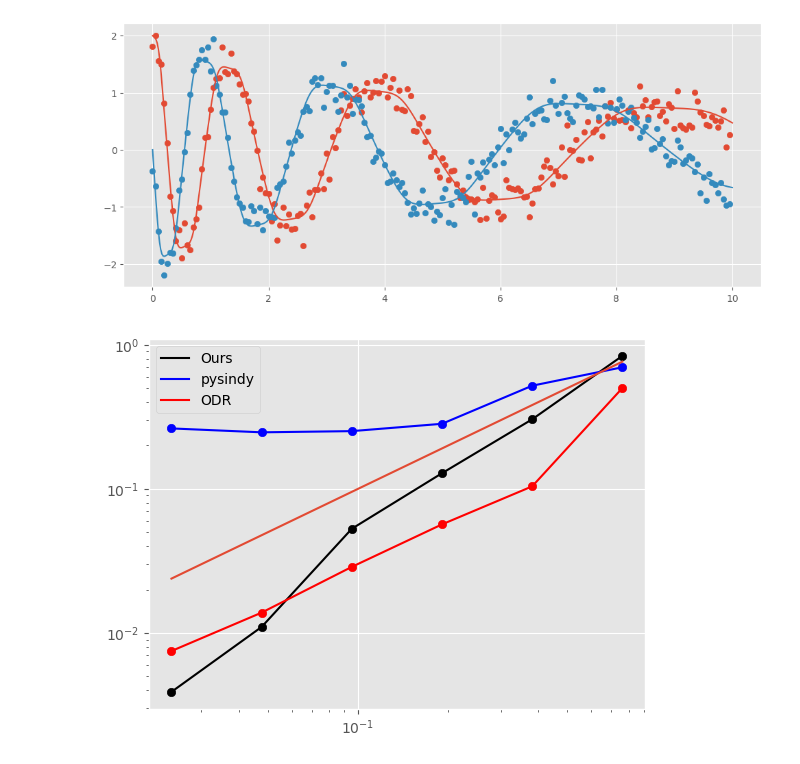
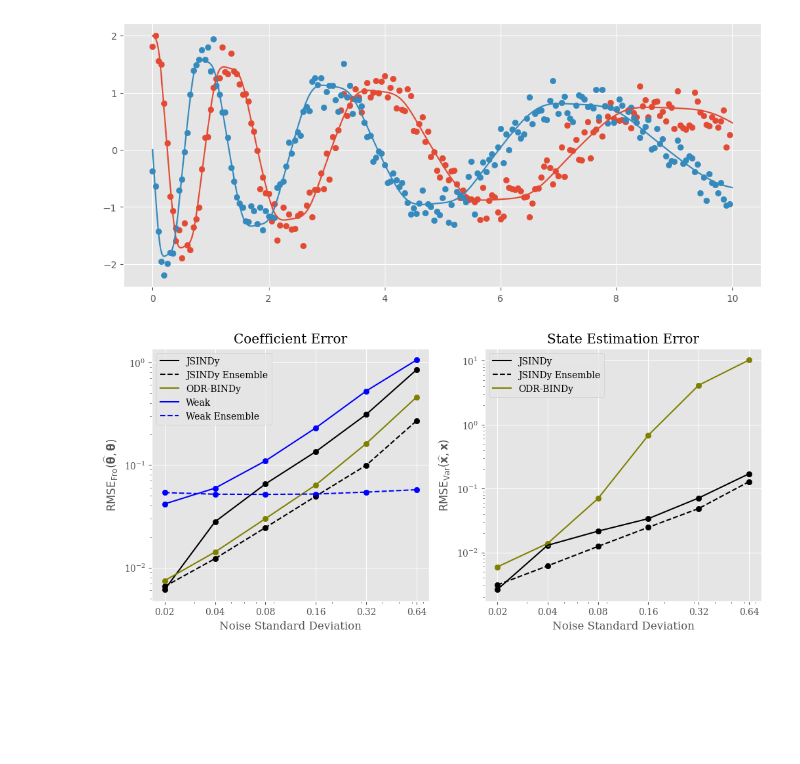
Before and after one commit to AHsu98/jsindy, a Jupyter notebook: paper-figures/noisy-examples/cubic-osc-figure.ipynb, the cells around one changed output. Saved outputs shown, nothing was run; the diff lists cells and outputs as text; code cells hidden in the pictures; blank space fills up the shorter version.

Commit message:
Finished cubic oscillator figure

```diff
--- a/paper-figures/noisy-examples/cubic-osc-figure.ipynb
+++ b/paper-figures/noisy-examples/cubic-osc-figure.ipynb
@@ -17,6 +17,8 @@ from jsindy.optim.solvers.alt_active_set_lm_solver import pySindySparsifier,NoSp
 from pysindy import STLSQ,SR3,MIOSR
 import jsindy
 from numpy import loadtxt
+from tqdm.auto import tqdm
+plt.rcParams["font.family"] = 'serif'
 # %%
 t1 = 10
 x0 = jnp.array([2,0.])
@@ -106,22 +155,0 @@ odr_median_coef = jnp.median(odr_x_error[:-1],axis=0)
-# %%
-plt.plot(noise_vals/jnp.std(x_train_true),jnp.median(all_theta_errors,0),c='black',label = "Ours")
-plt.scatter(noise_vals/jnp.std(x_train_true),jnp.median(all_theta_errors,0),c='black')
-
-plt.plot(noise_vals/jnp.std(x_train_true),ps_errors,c='blue',label = 'pysindy')
-plt.scatter(noise_vals/jnp.std(x_train_true),ps_errors,c='blue')
-
-plt.plot(noise_vals/jnp.std(x_train_true),odr_median_coef,c='red',label = 'ODR')
-plt.scatter(noise_vals/jnp.std(x_train_true),odr_median_coef,c='red')
-
-
-plt.plot(noise_vals/jnp.std(x_train_true),noise_vals/jnp.std(x_train_true))
-
-
-plt.xscale('log')
-plt.yscale('log')
-
-
-plt.legend()
-plt.show()
-# %% [output]
-[figure, removed]
@@ -127,0 +183,45 @@ plt.show()
+# %%
+noise_axis_vals = noise_vals#/jnp.std(x_train_true)
+def plot_result(values,color=None,label=None,ls = None):
+    plt.plot(noise_axis_vals,values,c=color,label = label,ls = ls)
+    plt.scatter(noise_axis_vals,values,c=color)
+
+plt.figure(figsize=(12,5))
+plt.subplot(1,2,1)
+
+plot_result(mean_jsindy_theta,'black','JSINDy')
+plot_result(mean_ensemble_theta,'black','JSINDy Ensemble',ls = '--')
+plot_result(odr_mean_coef,'olive','ODR-BINDy')
+plot_result(mean_weak_error,'blue','Weak')
+plot_result(mean_weak_ensemble,'blue','Weak Ensemble',ls = '--')
+plt.title("Coefficient Error")
+# plot_result(mean_sindy_error,'brown','Basic Ensemble')
+plt.xscale('log')
+plt.yscale('log')
+
+plt.xticks(noise_axis_vals,noise_axis_vals)
+
+plt.legend()
+# plt.savefig('nonlin-osc-theta.pdf')
+plt.xlabel("Noise Standard Deviation")
+# plt.ylabel(r"${\operatorname{RMSE}_{\text{Fro}}(\widehat{\vect{\theta}},\vect{\theta})}$")
+plt.ylabel(r"$\mathrm{RMSE}_{\mathrm{Fro}}(\widehat{\mathbf{\theta}},\mathbf{\theta})$",labelpad = 5)
+
+plt.subplot(1,2,2)
+plt.title("State Estimation Error")
+plot_result(mean_jsindy_x,'black','JSINDy')
+plot_result(mean_ensemble_x,'black','JSINDy Ensemble',ls = '--')
+plot_result(odr_mean_x,'olive','ODR-BINDy')
+plt.xscale('log')
+plt.yscale('log')
+plt.xticks(noise_axis_vals,noise_axis_vals)
+
+plt.legend()
+
+plt.xlabel("Noise Standard Deviation")
+# plt.ylabel(r"${\operatorname{RMSE}_{\text{Fro}}(\widehat{\vect{\theta}},\vect{\theta})}$")
+plt.ylabel(r"$\mathrm{RMSE}_{\mathrm{Var}}(\widehat{\mathbf{x}},\mathbf{x})$",labelpad = 5)
+plt.savefig('nonlin-osc.pdf')
+plt.show()
+# %% [output]
+[figure, added]
```
Also changed, not shown: parts of 4 cells of this notebook, 6 other files.
